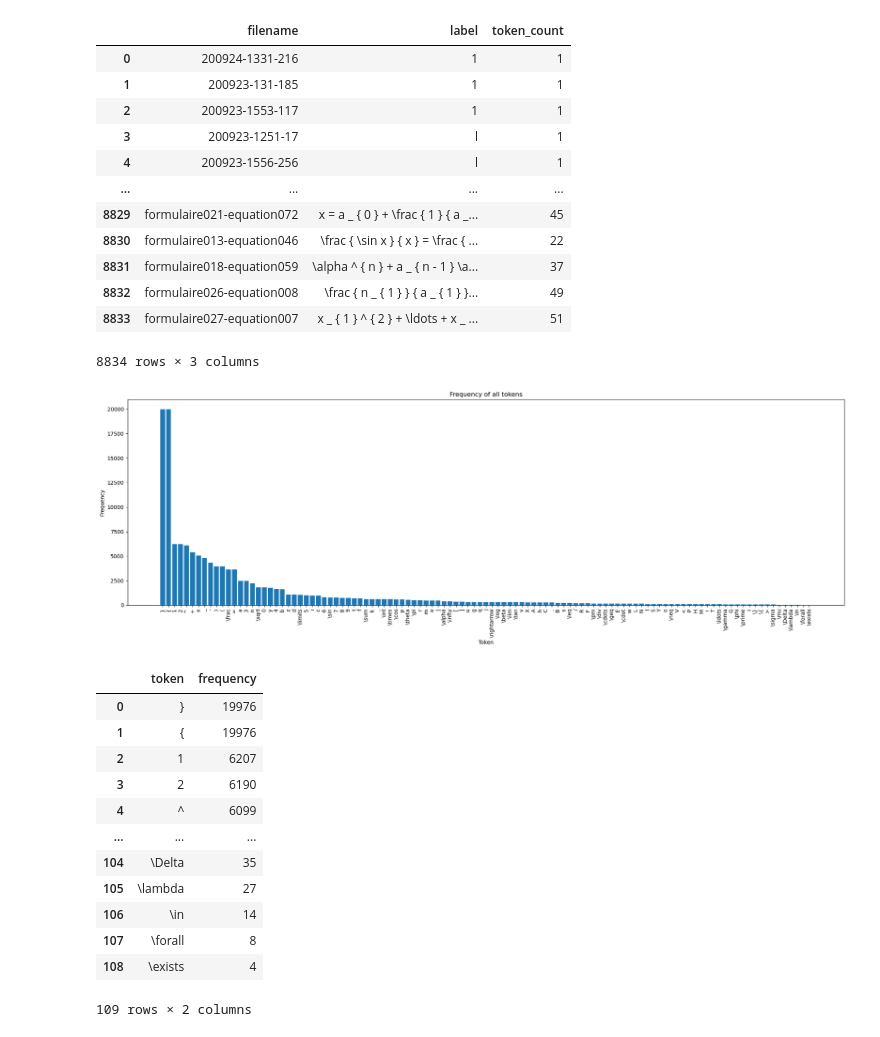
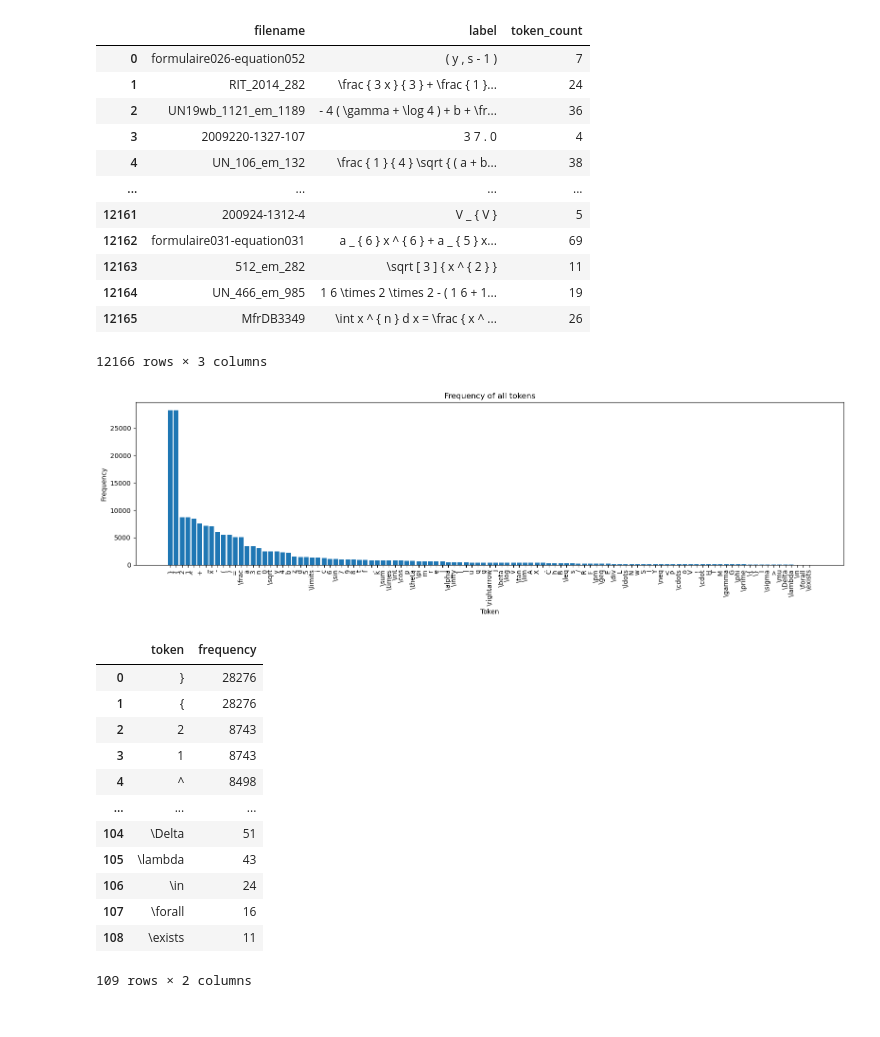
Before and after one commit to thanh309/offline-hmer, a Jupyter notebook: notebooks/eda.ipynb, the cells around one changed output. Drawn from its saved outputs; the diff is of its cells as text; code cells hidden in the pictures.

```diff
--- a/notebooks/eda.ipynb
+++ b/notebooks/eda.ipynb
@@ -36,6 +36,6 @@ def analyze(folder_paths):
 
     return merged_df
 
-folder_path = ['../resources/CROHME/train']
+folder_path = ['../resources/CROHME_eda/train']
 combined_dataframe = analyze(folder_path)
 # %% [output]
@@ -44,61 +44,61 @@ combined_dataframe = analyze(folder_path)
 combined_dataframe
 # %% [output]
 |  | filename | label | token_count |
-| 0 | 200924-1331-216 | 1 | 1 |
-| 1 | 200923-131-185 | 1 | 1 |
-| 2 | 200923-1553-117 | 1 | 1 |
-| 3 | 200923-1251-17 | l | 1 |
-| 4 | 200923-1556-256 | l | 1 |
+| 0 | formulaire026-equation052 | ( y , s - 1 ) | 7 |
+| 1 | RIT_2014_282 | \frac { 3 x } { 3 } + \frac { 1 }... | 24 |
+| 2 | UN19wb_1121_em_1189 | - 4 ( \gamma + \log 4 ) + b + \fr... | 36 |
+| 3 | 2009220-1327-107 | 3 7 . 0 | 4 |
+| 4 | UN_106_em_132 | \frac { 1 } { 4 } \sqrt { ( a + b... | 38 |
 | ... | ... | ... | ... |
-| 8829 | formulaire021-equation072 | x = a _ { 0 } + \frac { 1 } { a _... | 45 |
-| 8830 | formulaire013-equation046 | \frac { \sin x } { x } = \frac { ... | 22 |
-| 8831 | formulaire018-equation059 | \alpha ^ { n } + a _ { n - 1 } \a... | 37 |
-| 8832 | formulaire026-equation008 | \frac { n _ { 1 } } { a _ { 1 } }... | 49 |
-| 8833 | formulaire027-equation007 | x _ { 1 } ^ { 2 } + \ldots + x _ ... | 51 |
+| 12161 | 200924-1312-4 | V _ { V } | 5 |
+| 12162 | formulaire031-equation031 | a _ { 6 } x ^ { 6 } + a _ { 5 } x... | 69 |
+| 12163 | 512_em_282 | \sqrt [ 3 ] { x ^ { 2 } } | 11 |
+| 12164 | UN_466_em_985 | 1 6 \times 2 \times 2 - ( 1 6 + 1... | 19 |
+| 12165 | MfrDB3349 | \int x ^ { n } d x = \frac { x ^ ... | 26 |
-8834 rows × 3 columns
+12166 rows × 3 columns
 # %%
 def analyze_token_frequencies(combined_df, top_n=150):
 
     all_labels_text = ' '.join(combined_df['label'].astype(str).tolist())
     tokens = all_labels_text.split()
     token_counts = Counter(tokens)
 
     token_frequency_df = pd.DataFrame(token_counts.items(), columns=['token', 'frequency'])
     token_frequency_df = token_frequency_df.sort_values(by='frequency', ascending=False).reset_index(drop=True)
 
     top_n_tokens_df = token_frequency_df.head(top_n)
     tokens_to_plot = top_n_tokens_df['token'].tolist()
     counts_to_plot = top_n_tokens_df['frequency'].tolist()
 
-    plt.figure(figsize=(20, 7))
+    plt.figure(figsize=(16, 5))
     plt.bar(tokens_to_plot, counts_to_plot)
     plt.xlabel("Token")
     plt.ylabel("Frequency")
     if top_n >= len(token_counts):
         plt.title(f"Frequency of all tokens")
     else:
         plt.title(f"Frequency of top {top_n} tokens")
     plt.xticks(rotation=90)
     plt.tight_layout()
     plt.show()
 
     return token_frequency_df
 
 tokens_df = analyze_token_frequencies(combined_dataframe)
 tokens_df
 # %% [output]
-[figure, old version]
+[figure, new version]
 |  | token | frequency |
-| 0 | } | 19976 |
-| 1 | { | 19976 |
-| 2 | 1 | 6207 |
-| 3 | 2 | 6190 |
-| 4 | ^ | 6099 |
+| 0 | } | 28276 |
+| 1 | { | 28276 |
+| 2 | 2 | 8743 |
+| 3 | 1 | 8743 |
+| 4 | ^ | 8498 |
 | ... | ... | ... |
-| 104 | \Delta | 35 |
-| 105 | \lambda | 27 |
-| 106 | \in | 14 |
-| 107 | \forall | 8 |
-| 108 | \exists | 4 |
+| 104 | \Delta | 51 |
+| 105 | \lambda | 43 |
+| 106 | \in | 24 |
+| 107 | \forall | 16 |
+| 108 | \exists | 11 |
 109 rows × 2 columns
 # %%
```
Also changed, not shown: parts of 2 cells of this notebook, 2 other files.
